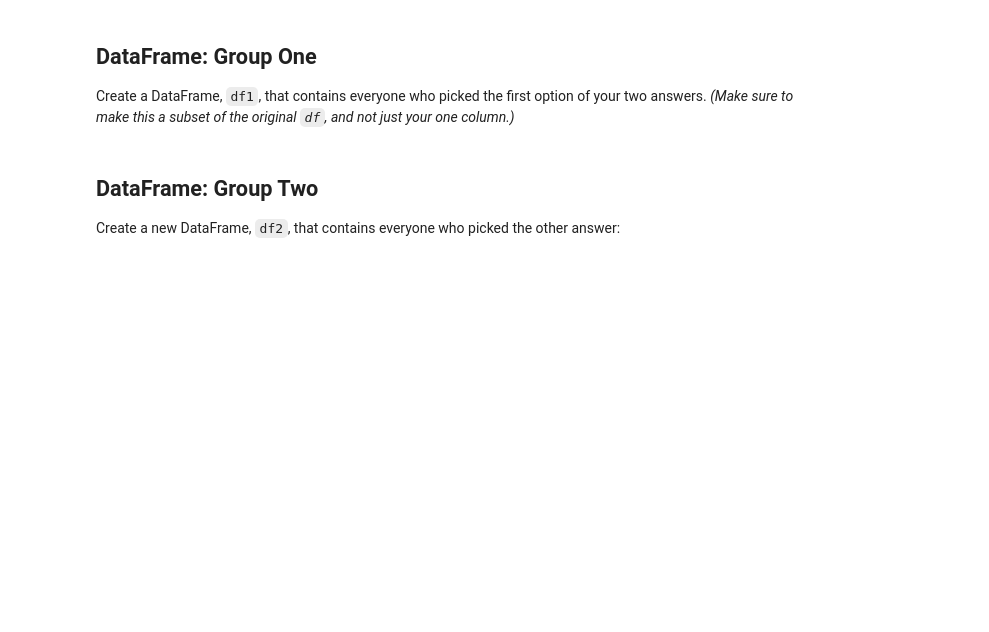
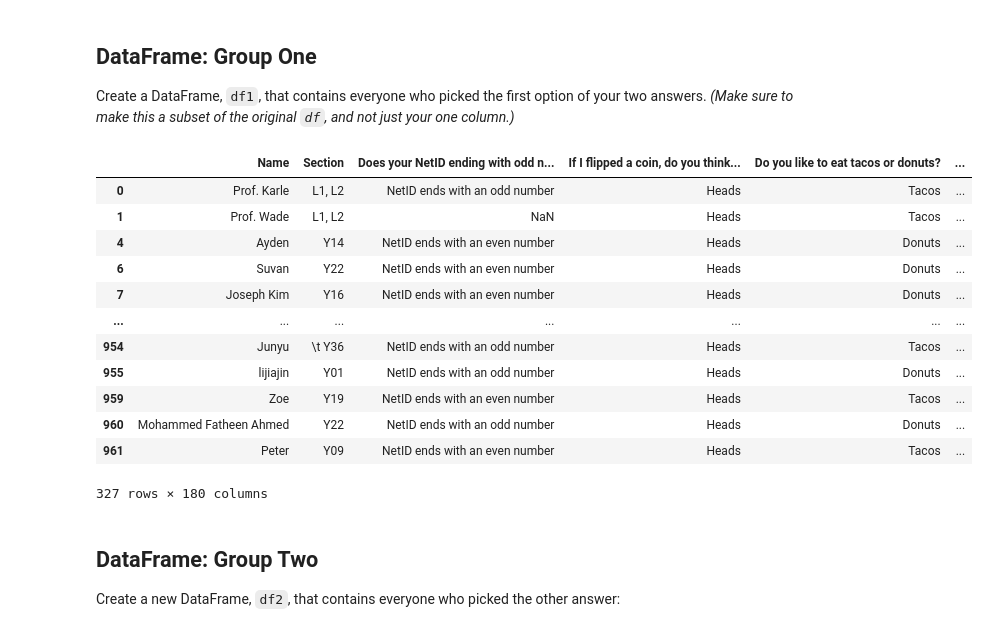
Before and after one commit to ryguy2k4/stat107, a Jupyter notebook: lab_exp_design/lab_exp_design.ipynb, the cells around one changed output. Drawn from its saved outputs; the diff is of its cells as text; code cells hidden in the pictures; blank space fills up the shorter version.

```diff
--- a/lab_exp_design/lab_exp_design.ipynb
+++ b/lab_exp_design/lab_exp_design.ipynb
@@ -60,3 +59,7 @@ Use Python to load this dataset into a DataFrame called `df`. Don't forget to im
+# %%
+import pandas as pd
+
+df = pd.read_csv("https://waf.cs.illinois.edu/discovery/hello-fa23.csv")
 # %% [markdown]
 ## Find The Variable for Your Question
 
@@ -75,0 +94,3 @@ analysis_column
+# %%
+analysis_column = "Do you prefer to shower at night or in the morning?"
+analysis_column
@@ -114,3 +150,20 @@ df1
+# %%
+df1 = df[df[analysis_column] == "Shower in the morning"]
+df1
+# %% [output]
+|  | Name | Section | Does your NetID ending with odd n... | If I flipped a coin, do you think... | Do you like to eat tacos or donuts? | ... |
+| 0 | Prof. Karle | L1, L2 | NetID ends with an odd number | Heads | Tacos | ... |
+| 1 | Prof. Wade | L1, L2 | NaN | Heads | Tacos | ... |
+| 4 | Ayden | Y14 | NetID ends with an even number | Heads | Donuts | ... |
+| 6 | Suvan | Y22 | NetID ends with an even number | Heads | Donuts | ... |
+| 7 | Joseph Kim | Y16 | NetID ends with an even number | Heads | Donuts | ... |
+| ... | ... | ... | ... | ... | ... | ... |
+| 954 | Junyu | \t Y36 | NetID ends with an odd number | Heads | Tacos | ... |
+| 955 | lijiajin | Y01 | NetID ends with an odd number | Heads | Donuts | ... |
+| 959 | Zoe | Y19 | NetID ends with an even number | Heads | Tacos | ... |
+| 960 | Mohammed Fatheen Ahmed | Y22 | NetID ends with an odd number | Heads | Donuts | ... |
+| 961 | Peter | Y09 | NetID ends with an even number | Heads | Tacos | ... |
+327 rows × 180 columns
 # %% [markdown]
 ## DataFrame: Group Two
 
```
Also changed, not shown: parts of 53 cells of this notebook.
